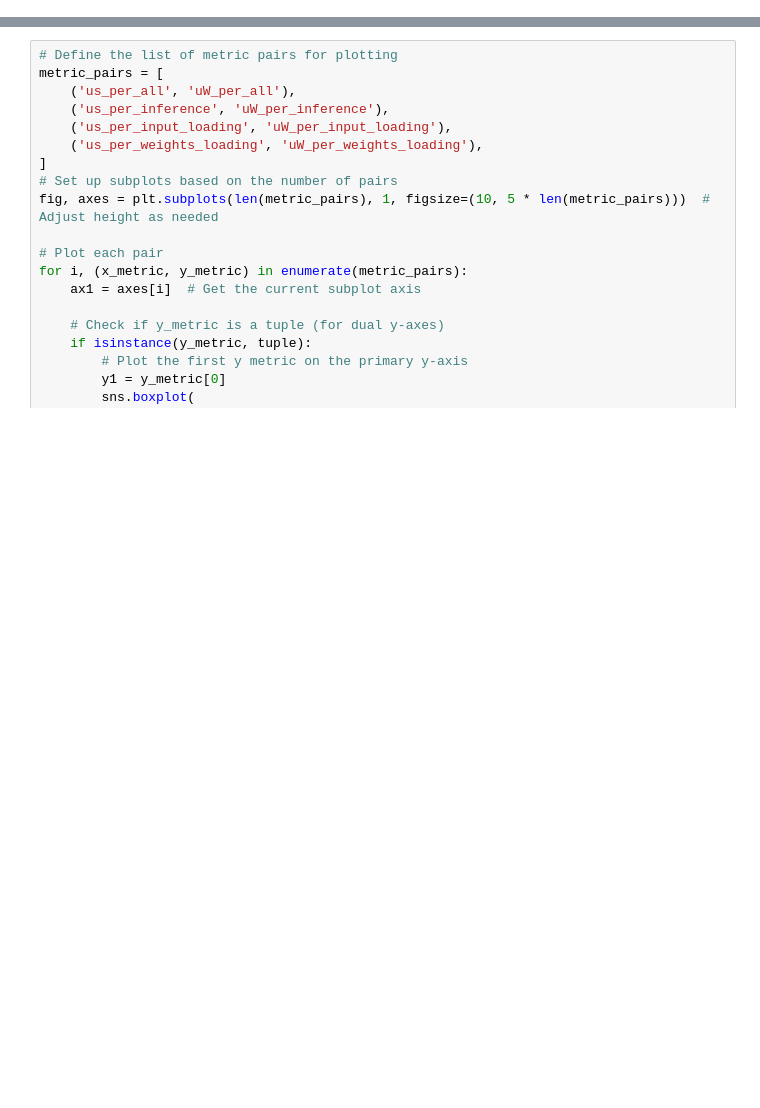
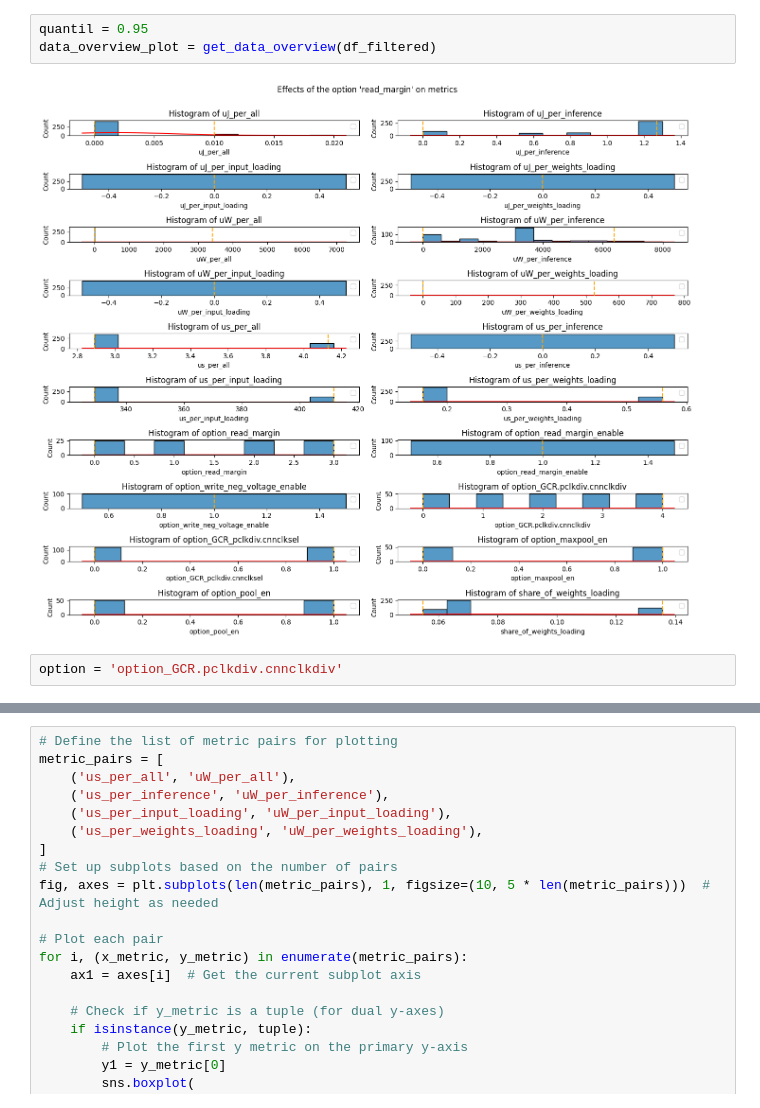
Before and after one commit to ekut-es/netdeployonnx, a Jupyter notebook: netdeployonnx/client/experiment.ipynb, the cells around one changed output, grey strips where cells are left out. Drawn from its saved outputs; the diff is of its cells as text; blank space fills up the shorter version.

```diff
--- a/netdeployonnx/client/experiment.ipynb
+++ b/netdeployonnx/client/experiment.ipynb
@@ -152,3 +94,10 @@ plt.show()
+# %%
+quantil = 0.95
+data_overview_plot = get_data_overview(df_filtered)
+# %% [output]
+[figure, added]
+# %%
+option = 'option_GCR.pclkdiv.cnnclkdiv'
 # %%
 # Define the list of metric pairs for plotting
 metric_pairs = [
```
Also changed, not shown: parts of 7 cells of this notebook, 2 other files.
